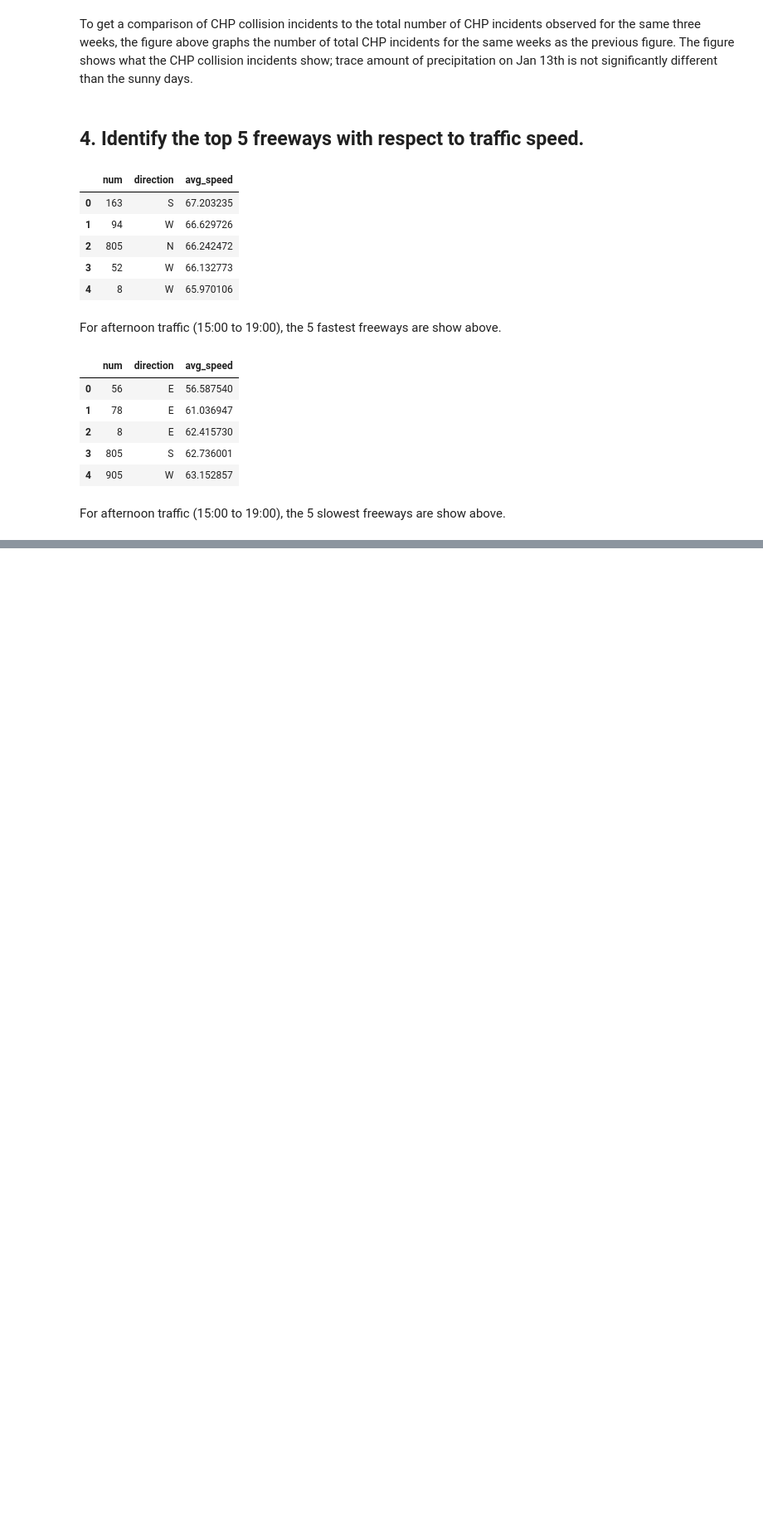
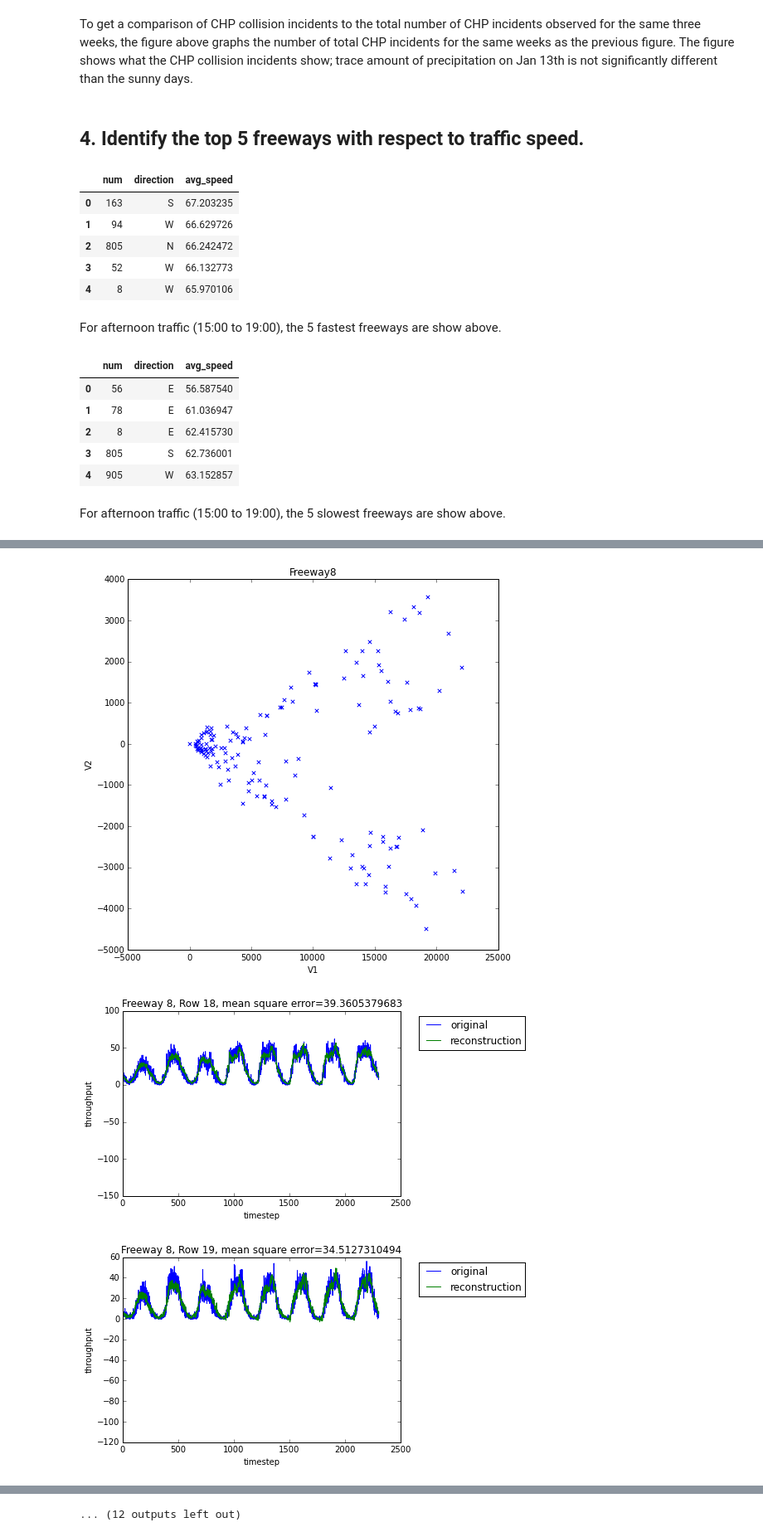
Before and after one commit to conwaywong/dse_capstone, a Jupyter notebook: traffic/src/DSE203_Final_QueryResults.ipynb, the cells around one changed output, grey strips where cells are left out. Shown at 83% size. Saved outputs shown, nothing was run; the diff lists cells and outputs as text; code cells hidden in the pictures; blank space fills up the shorter version.

```diff
--- a/traffic/src/DSE203_Final_QueryResults.ipynb
+++ b/traffic/src/DSE203_Final_QueryResults.ipynb
@@ -384,0 +616,17 @@ connection.close()
+# %%
+def _cost_function(rec_row, orig_row):
+    a= np.array(rec_row)
+    b= np.array(orig_row)
+    n= float(len(rec_row))
+    return (((a-b)**2).sum()) / n
+# %%
+def project_reconstruct(freeway_num, l_df, l_eigs_transpose, l_Eig):
+    l_ttl= 'Freeway{}'.format(freeway_num)
+    m_orig_values= np.matrix(l_df.values)
+
+    m_projection= m_orig_values * l_eigs_transpose
+    _scatter_proj(m_projection, l_ttl)
+
+    l_rec = np.array(m_projection * l_Eig)
+
+    return l_rec
@@ -384,0 +693,13 @@ connection.close()
+# %%
+other_freeways= [8, 15, 56, 805]
+
+for f in other_freeways:
+    pkl_name= '{}_freeway_df.pkl'.format(f)
+    df= pd.read_pickle(pkl_name)
+    df.drop(['station_id', 'station_name'], axis=1, inplace=True)
+    rec= project_reconstruct(f, df, m_eigs_transpose, Eig)
+    graph_orig_rec(rec, df, f)
+# %% [output]
+[figure, added]
+[figure, added]
+[figure, added]
@@ -384,0 +715 @@ connection.close()
+... (12 outputs left out)
```
Also changed, not shown: parts of 17 cells of this notebook, 19 other files.
